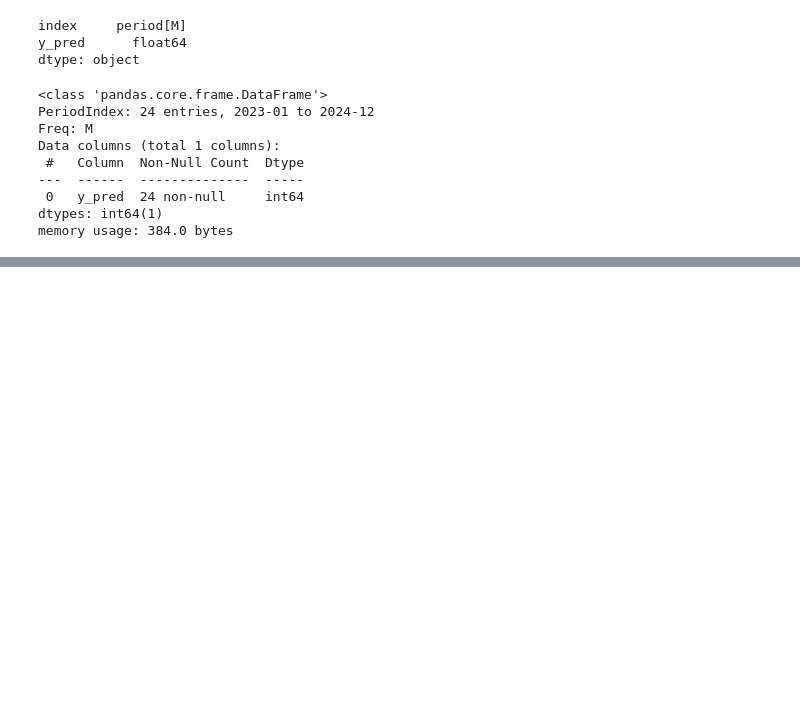
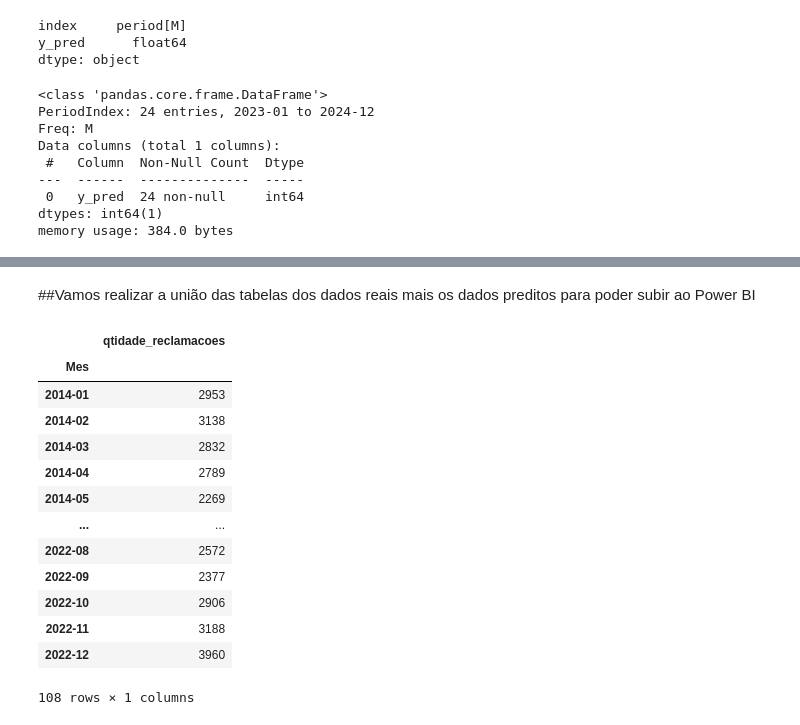
Before and after one commit to LerinaMM/satisfacao_consumidor_aneel, a Jupyter notebook: ANEEL_NOVA_1.ipynb, the cells around one changed output, grey strips where cells are left out. Saved outputs shown, nothing was run; the diff lists cells and outputs as text; code cells hidden in the pictures; blank space fills up the shorter version.

```diff
--- a/ANEEL_NOVA_1.ipynb
+++ b/ANEEL_NOVA_1.ipynb
@@ -1023,3 +1013,26 @@ Transformation Pipeline and Model Successfully Saved
                                                                                                                                                                                       window_length=12)) ...
                                                                                                                                                     n_jobs=-1))]))]))]))]),
  'aneel_prediction.pkl')
+# %% [markdown]
+##Vamos realizar a união das tabelas dos dados reais mais os dados preditos para poder subir ao Power BI
+# %%
+# Renomear colunas da tabela 1
+
+tabela1 = novo_df_pred.rename(columns={'Mes': 'mes_ano', 'QuantidadeReclamacoes': 'qtidade_reclamacoes'})
+# %%
+tabela1
+# %% [output]
+|  | qtidade_reclamacoes |
+| Mes |  |
+| 2014-01 | 2953 |
+| 2014-02 | 3138 |
+| 2014-03 | 2832 |
+| 2014-04 | 2789 |
+| 2014-05 | 2269 |
+| ... | ... |
+| 2022-08 | 2572 |
+| 2022-09 | 2377 |
+| 2022-10 | 2906 |
+| 2022-11 | 3188 |
+| 2022-12 | 3960 |
+108 rows × 1 columns
```
Also changed, not shown: parts of 25 cells of this notebook.
